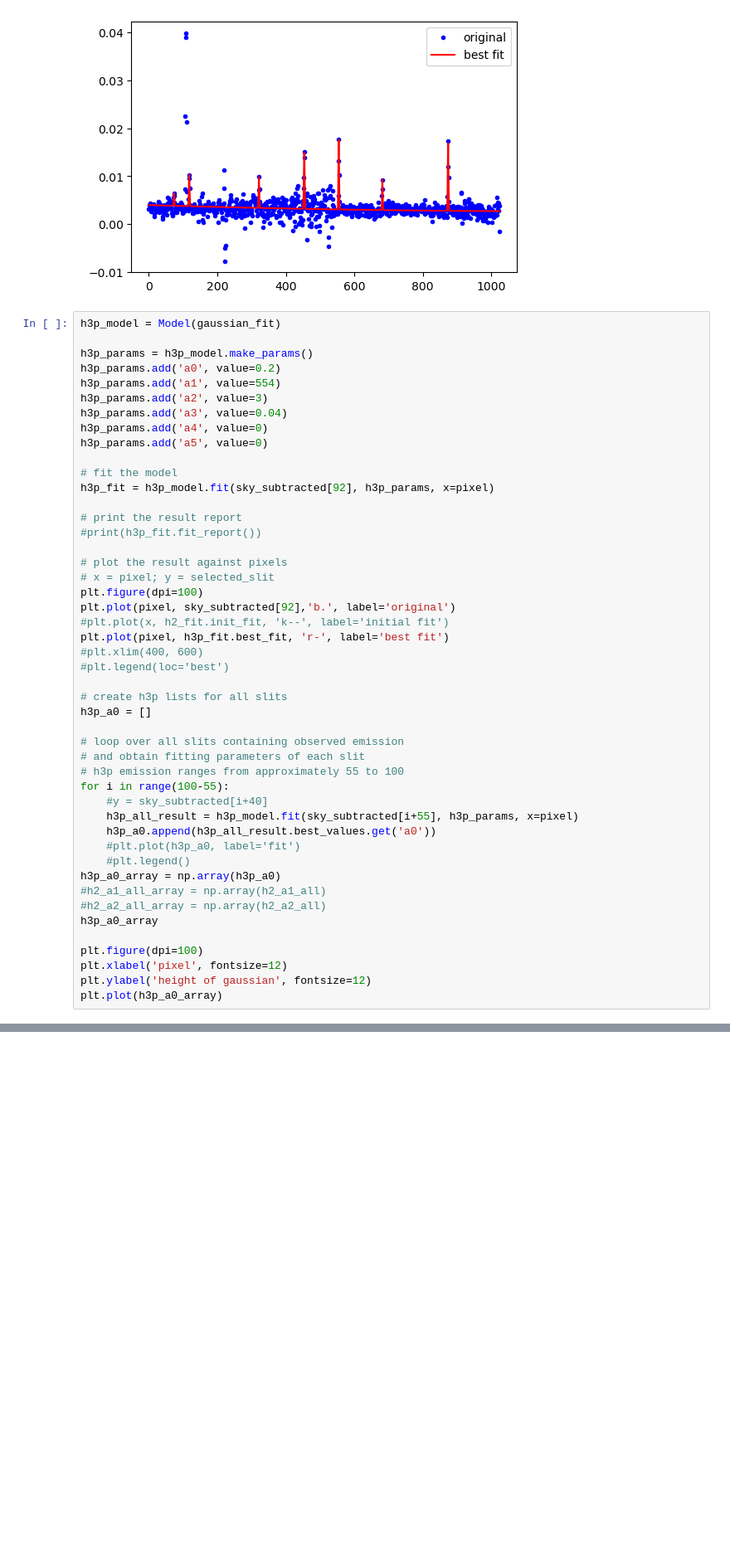
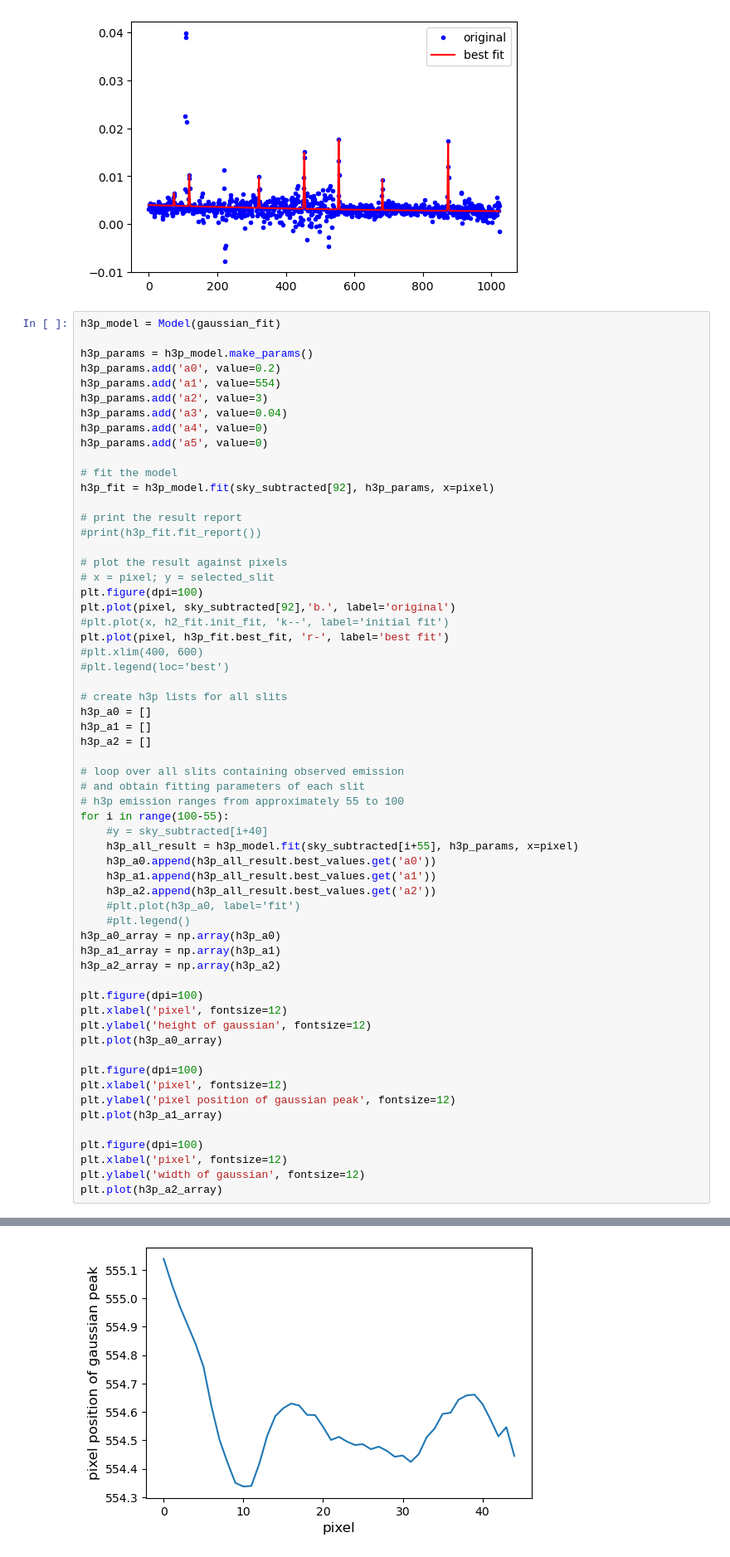
Before and after one commit to ruoyanwangdr/Dynamics-of-Jovian-Infrared-Auroral-Ionosphere-and-Thermosphere, a Jupyter notebook: h3p.ipynb, the cells around one changed output, grey strips where cells are left out. Shown at 83% size. Cells and saved outputs as stored; diff of their text form; blank space fills up the shorter version.

Commit message:
Plot params vs pixels

```diff
--- a/h3p.ipynb
+++ b/h3p.ipynb
@@ -322,33 +322,47 @@ h3p_fit = h3p_model.fit(sky_subtracted[92], h3p_params, x=pixel)
 # x = pixel; y = selected_slit
 plt.figure(dpi=100)
 plt.plot(pixel, sky_subtracted[92],'b.', label='original')
 #plt.plot(x, h2_fit.init_fit, 'k--', label='initial fit')
 plt.plot(pixel, h3p_fit.best_fit, 'r-', label='best fit')
 #plt.xlim(400, 600)
 #plt.legend(loc='best')
 
 # create h3p lists for all slits
 h3p_a0 = []
+h3p_a1 = []
+h3p_a2 = []
 
 # loop over all slits containing observed emission
 # and obtain fitting parameters of each slit
 # h3p emission ranges from approximately 55 to 100
 for i in range(100-55):
     #y = sky_subtracted[i+40]
     h3p_all_result = h3p_model.fit(sky_subtracted[i+55], h3p_params, x=pixel)
     h3p_a0.append(h3p_all_result.best_values.get('a0'))
+    h3p_a1.append(h3p_all_result.best_values.get('a1'))
+    h3p_a2.append(h3p_all_result.best_values.get('a2'))
     #plt.plot(h3p_a0, label='fit')
     #plt.legend()
 h3p_a0_array = np.array(h3p_a0)
-#h2_a1_all_array = np.array(h2_a1_all)
-#h2_a2_all_array = np.array(h2_a2_all)
-h3p_a0_array
+h3p_a1_array = np.array(h3p_a1)
+h3p_a2_array = np.array(h3p_a2)
 
 plt.figure(dpi=100)
 plt.xlabel('pixel', fontsize=12)
 plt.ylabel('height of gaussian', fontsize=12)
 plt.plot(h3p_a0_array)
+
+plt.figure(dpi=100)
+plt.xlabel('pixel', fontsize=12)
+plt.ylabel('pixel position of gaussian peak', fontsize=12)
+plt.plot(h3p_a1_array)
+
+plt.figure(dpi=100)
+plt.xlabel('pixel', fontsize=12)
+plt.ylabel('width of gaussian', fontsize=12)
+plt.plot(h3p_a2_array)
 # %% [output]
 [<matplotlib.lines.Line2D at 0x...>]
 [figure]
 [figure]
+[figure, added]
```
Also changed, not shown: parts of 1 cell of this notebook.
